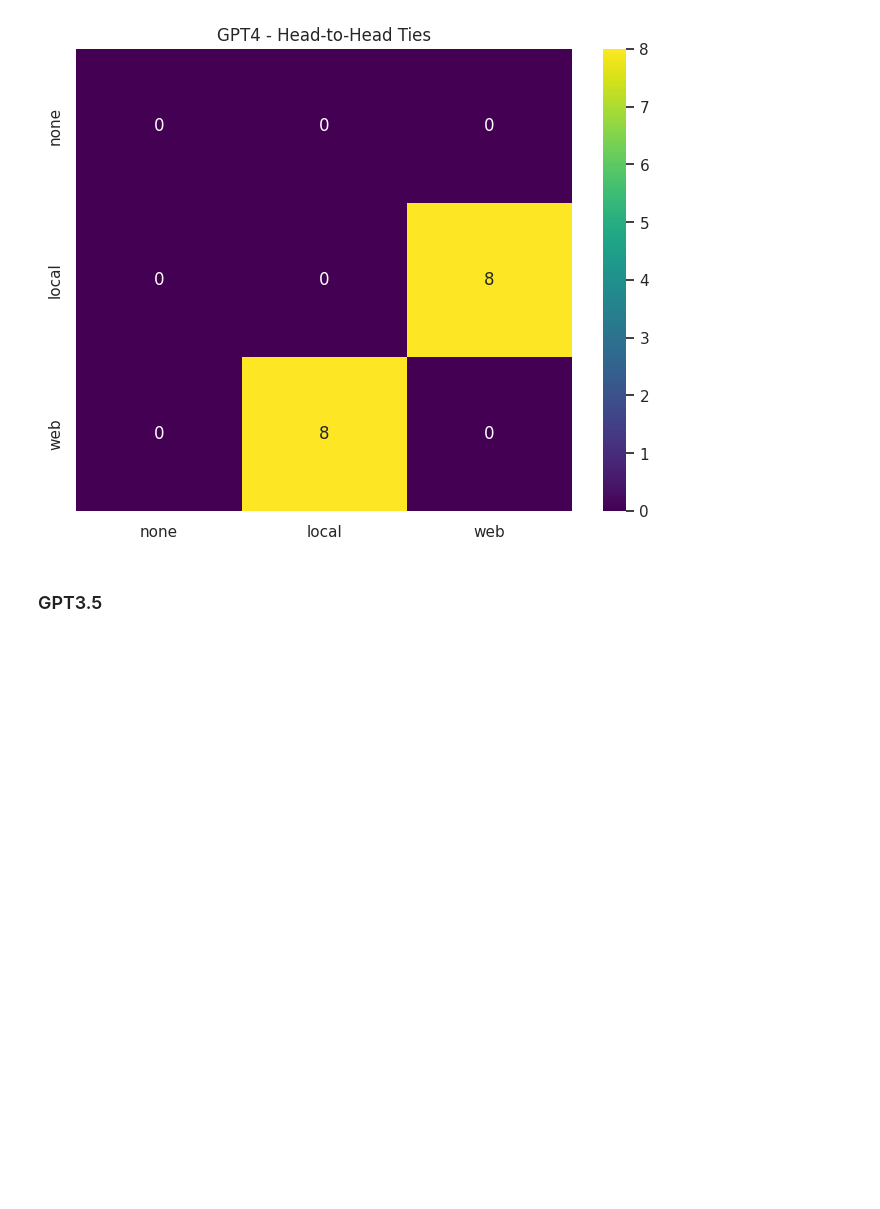
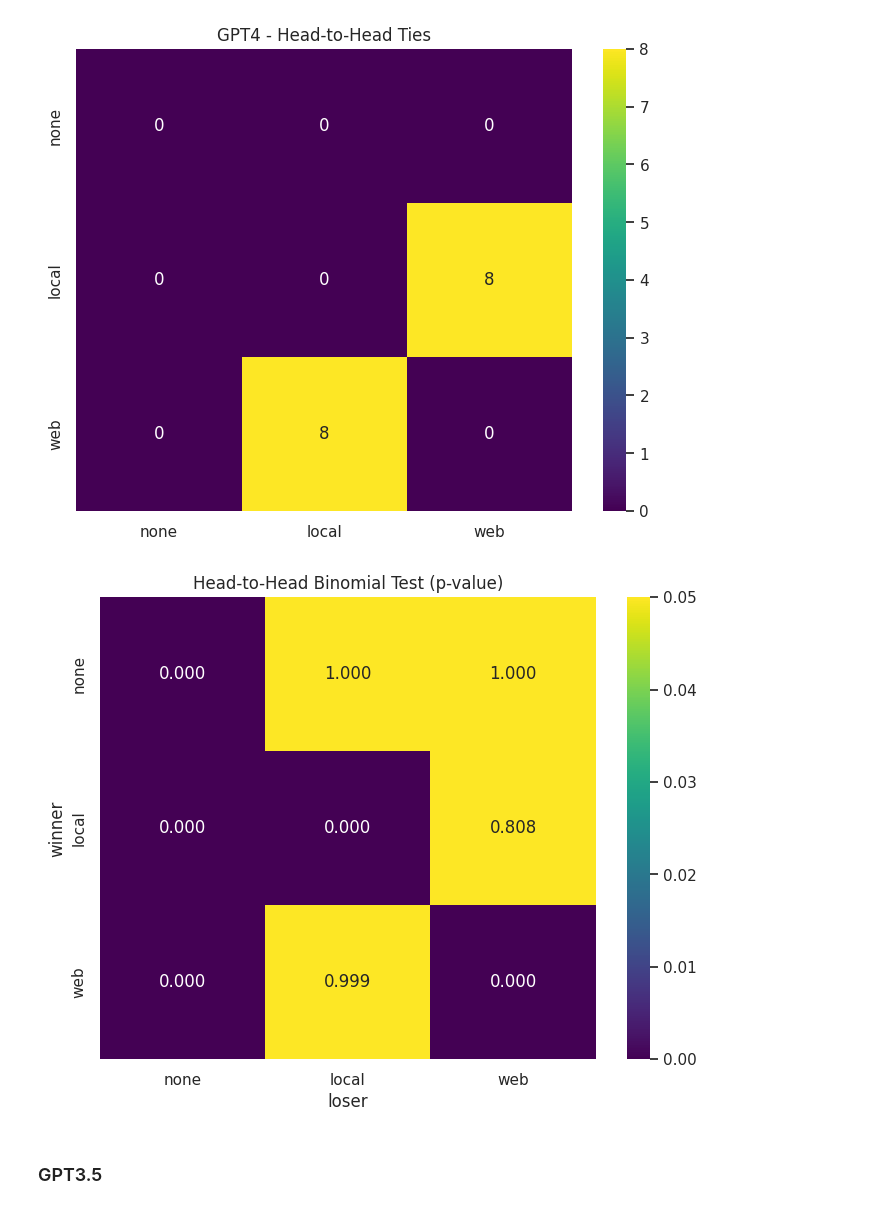
Before and after one commit to lancewilhelm/cs6804_final, a Jupyter notebook: analysis.ipynb, the cells around one changed output. Cells and saved outputs as stored; diff of their text form; code cells hidden in the pictures; blank space fills up the shorter version.

```diff
--- a/analysis.ipynb
+++ b/analysis.ipynb
@@ -641,6 +673,10 @@ plt.title('GPT4 - Head-to-Head Ties')
 # %% [output]
 Text(0.5, 1.0, 'GPT4 - Head-to-Head Ties')
 [figure]
+# %%
+graph_h2h_binomtest(gpt4)
+# %% [output]
+[figure, added]
 # %% [markdown]
 ### GPT3.5
 # %%
```
Also changed, not shown: parts of 13 cells of this notebook, 1 other file.
